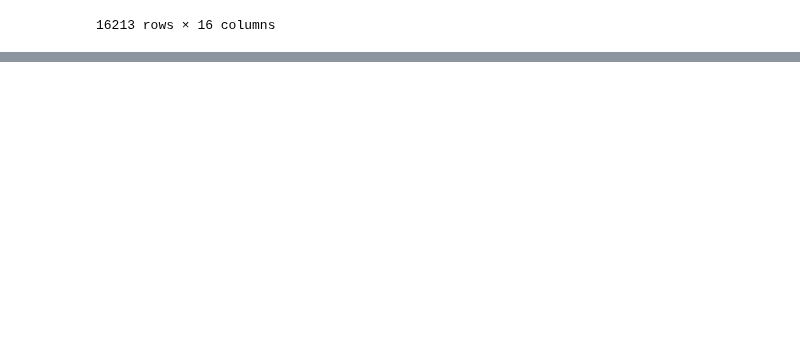
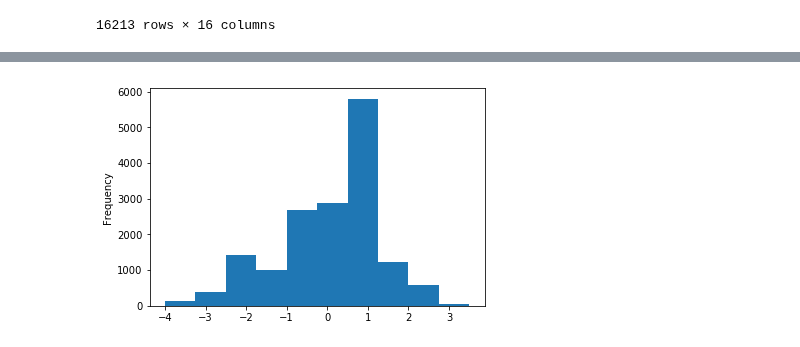
Before and after one commit to CornellDataScience/NLP_Research-FA17, a Jupyter notebook: local-elites/workspace/week5.ipynb, the cells around one changed output, grey strips where cells are left out. Drawn from its saved outputs; the diff is of its cells as text; code cells hidden in the pictures; blank space fills up the shorter version.

```diff
--- a/local-elites/workspace/week5.ipynb
+++ b/local-elites/workspace/week5.ipynb
@@ -214,0 +236,6 @@ with open('userReviewDates.json', 'w') as f:
+# %%
+evalTable['difference1'] = (evalTable['stars_x'] - evalTable['stars_y'])
+evalTable['difference1'].plot(kind='hist')
+plt.show()
+# %% [output]
+[figure, added]
```
Also changed, not shown: parts of 26 cells of this notebook.
